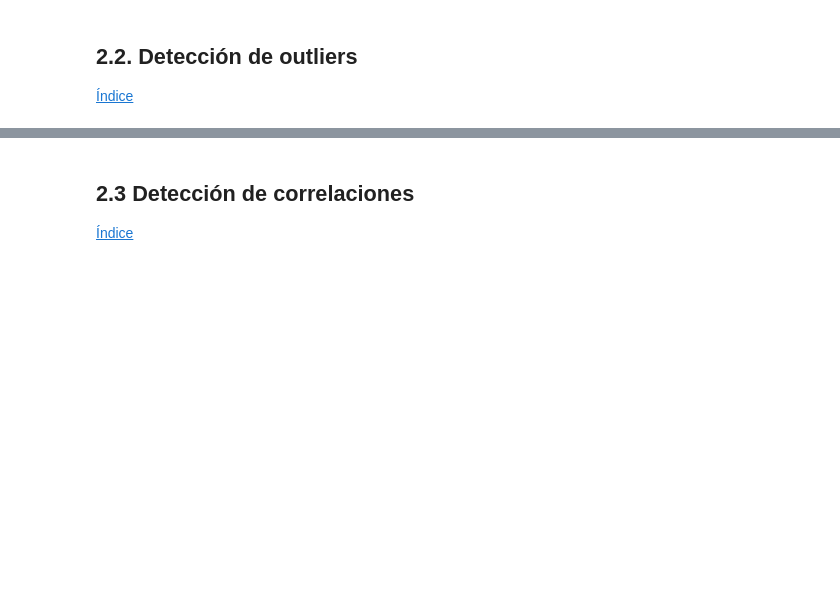
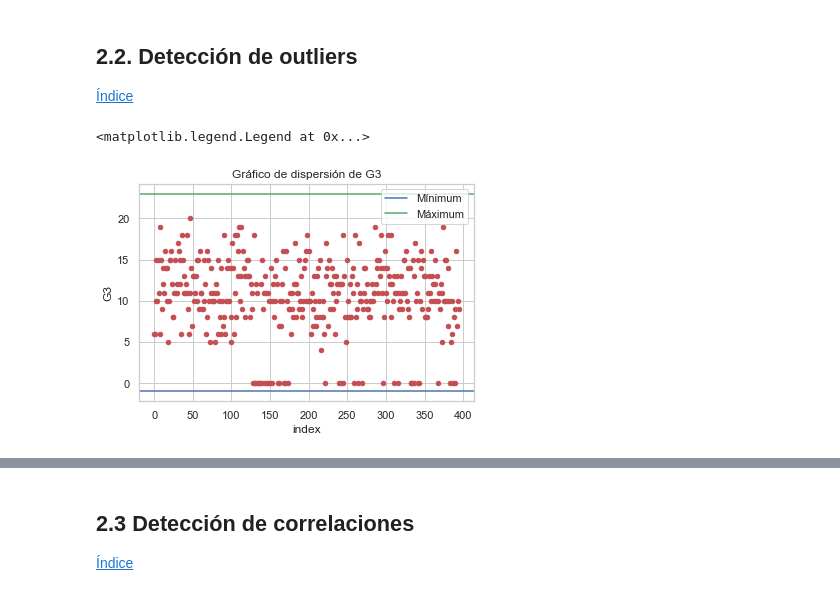
Before and after one commit to rmmateosv/SAA2223, a Jupyter notebook: Tema3/alumnos.ipynb, the cells around one changed output, grey strips where cells are left out. Saved outputs shown, nothing was run; the diff lists cells and outputs as text; code cells hidden in the pictures; blank space fills up the shorter version.

```diff
--- a/Tema3/alumnos.ipynb
+++ b/Tema3/alumnos.ipynb
@@ -1008,3 +1085,16 @@ print(f"Mínimu:{min}")
 # %% [markdown]
 ## 2.2. Detección de outliers<a name="2_2"></a>
 [Índice](#indice)
+# %%
+# Para detectar outliers podemos
+# usar los boxplot o los diagramas de dispersión
+# Diagrama de dispersión con pandas
+df.reset_index().plot.scatter(x='index',y='G3',color='r',
+                              title='Gráfico de dispersión de G3')
+# Dibujar línea de máximum y mínimum según IQR
+plt.axhline(y=min, color='b',label='Mínimum')
+plt.axhline(y=max, color='g',label='Máximum')
+plt.legend()
+# %% [output]
+<matplotlib.legend.Legend at 0x...>
+[figure, added]
```
Also changed, not shown: parts of 63 cells of this notebook.
